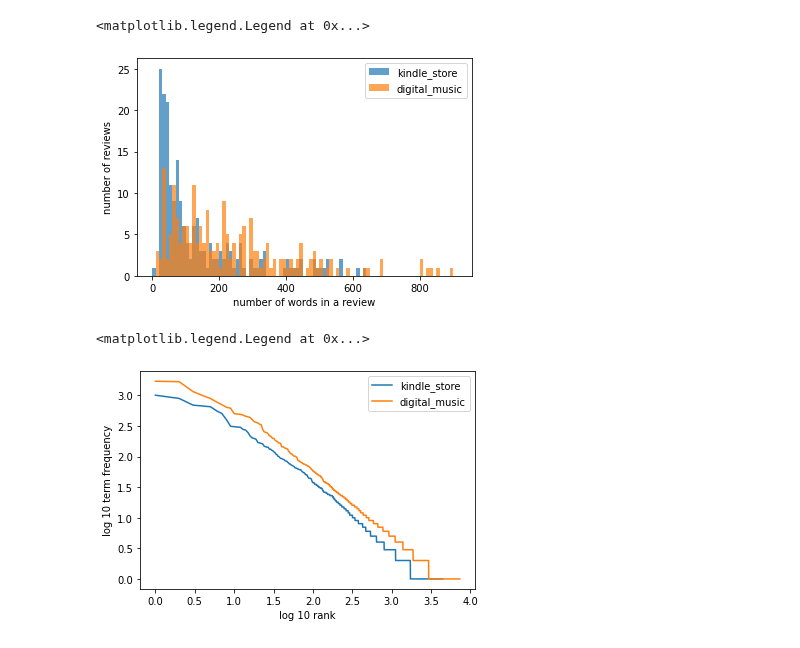
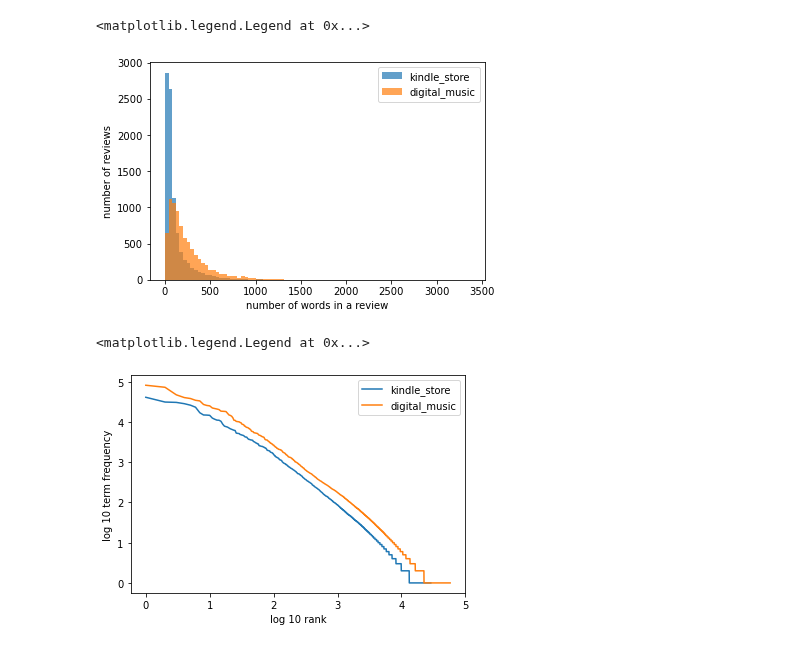
Before and after one commit to yklInverted/AI6122-Text-Project, a Jupyter notebook: DatasetAnalysis.ipynb, the cells around one changed output. Drawn from its saved outputs; the diff is of its cells as text; code cells hidden in the pictures.

```diff
--- a/DatasetAnalysis.ipynb
+++ b/DatasetAnalysis.ipynb
@@ -11,7 +12,7 @@ from data_loader import DataLoader
 # %%
 #load kindle_store 5-core data
 loader = DataLoader(DataLoader.data_path1)
-table1 = loader.load_table(samples = 200)
+table1 = loader.load_table()
 
 #load digital_music 5-core data
 loader = DataLoader(DataLoader.data_path2)
@@ -47,34 +71,57 @@ len(table2['reviewText'][115])
 # %%
 #word tokenization
-chunk1 = [nltk.word_tokenize(review) for review in table1['reviewText']]
-chunk2 = [nltk.word_tokenize(review) for review in table2['reviewText']]
-counter1 = [len(review) for review in chunk1]
-counter2 = [len(review) for review in chunk2]
 
-plt.hist(counter1, bins = range(0, max(counter1 + counter2) + 1, 10), alpha = 0.7)
-plt.hist(counter2, bins = range(0, max(counter1 + counter2) + 1, 10), alpha = 0.7)
+def tokenize_and_count(table):
+    tokenized = [nltk.word_tokenize(review) for review in table['reviewText']]
+    counter = [len(review) for review in tokenized]
+    return tokenized, counter
+
+tokenized1, counter1 = tokenize_and_count(table1)
+tokenized2, counter2 = tokenize_and_count(table2)
+
+plt.hist(counter1, bins = range(0, max(counter1 + counter2) + 1, 40), alpha = 0.7)
+plt.hist(counter2, bins = range(0, max(counter1 + counter2) + 1, 40), alpha = 0.7)
 plt.xlabel('number of words in a review')
 plt.ylabel('number of reviews')
 plt.legend(['kindle_store','digital_music'])
 # %% [output]
 <matplotlib.legend.Legend at 0x...>
-[figure, old version]
+[figure, new version]
 # %%
 #stemming
+from nltk.stem.snowball import SnowballStemmer
 
-counter1, counter2 = {},{}
-for tokens in chunk1:
-    for token in tokens:
-        if token not in counter1.keys():
-            counter1[token] = 1
-        else:
-            counter1[token] += 1
-for tokens in chunk2:
-    for token in tokens:
-        if token not in counter2.keys():
-            counter2[token] = 1
-        else:
-            counter2[token] += 1
+def casefold(tokenized):
+    for i in range(len(tokenized)):
+
+        tokenized[i] = [token.casefold() for token in tokenized[i]]
+    return tokenized
+
+def count_wf(table):
+    counter = {}
+    for review in table:
+        for token in review:
+            if token not in counter.keys():
+                counter[token] = 1
+            else:
+                counter[token] += 1
+    return counter
+
+def stem_and_count_wf(table):
+    counter = {}
+    stemmer = SnowballStemmer("english")
+
+    for review in table:
+        for token in review:
+            token = stemmer.stem(token)
+            if token not in counter.keys():
+                counter[token] = 1
+            else:
+                counter[token] += 1
+    return counter
+
+counter1 = count_wf(casefold(tokenized1))
+counter2 = count_wf(casefold(tokenized2))
 
 x1 = sorted(list(counter1.values()), reverse = True)
 x2 = sorted(list(counter2.values()), reverse = True)
@@ -88,6 +135,6 @@ plt.ylabel('log 10 term frequency')
 plt.legend(['kindle_store','digital_music'])
 # %% [output]
 <matplotlib.legend.Legend at 0x...>
-[figure, old version]
+[figure, new version]
 # %%
 #stemming continued
```
Also changed, not shown: parts of 17 cells of this notebook, 1 other file.
